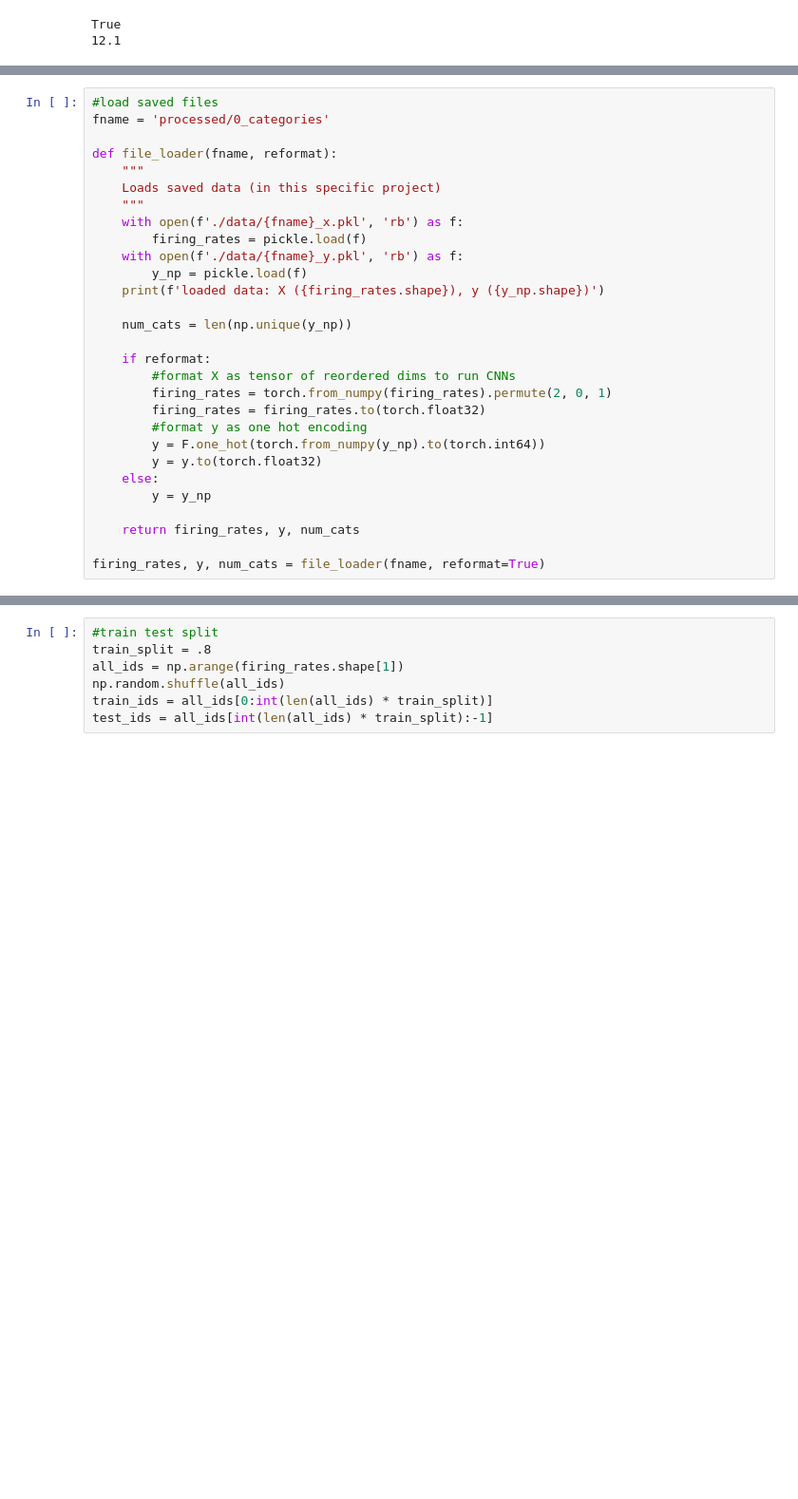
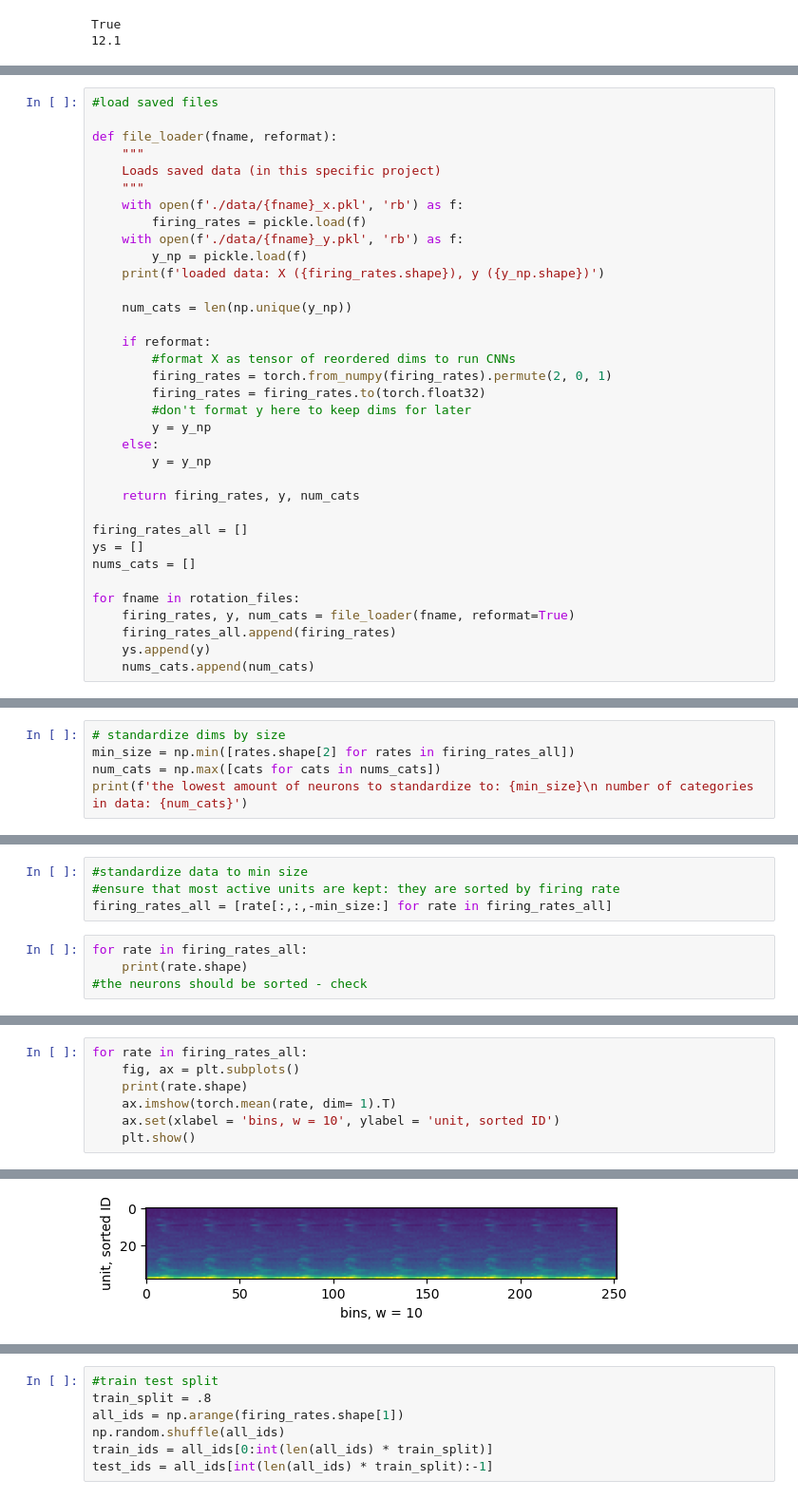
Before and after one commit to MartynasArba/NMA_DL_project, a Jupyter notebook: train_model_cnn_orientations.ipynb, the cells around one changed output, grey strips where cells are left out. Shown at 95% size. Saved outputs shown, nothing was run; the diff lists cells and outputs as text; blank space fills up the shorter version.

```diff
--- a/train_model_cnn_orientations.ipynb
+++ b/train_model_cnn_orientations.ipynb
@@ -22,6 +30,5 @@ True
 # %%
 #load saved files
-fname = 'processed/0_categories'
 
 def file_loader(fname, reformat):
     """
@@ -39,13 +46,20 @@ def file_loader(fname, reformat):
         #format X as tensor of reordered dims to run CNNs
         firing_rates = torch.from_numpy(firing_rates).permute(2, 0, 1)
         firing_rates = firing_rates.to(torch.float32)
-        #format y as one hot encoding
-        y = F.one_hot(torch.from_numpy(y_np).to(torch.int64))
-        y = y.to(torch.float32)
+        #don't format y here to keep dims for later
+        y = y_np
     else:
         y = y_np
 
     return firing_rates, y, num_cats
 
-firing_rates, y, num_cats = file_loader(fname, reformat=True)
+firing_rates_all = []
+ys = []
+nums_cats = []
+
+for fname in rotation_files:
+    firing_rates, y, num_cats = file_loader(fname, reformat=True)
+    firing_rates_all.append(firing_rates)
+    ys.append(y)
+    nums_cats.append(num_cats)
 # %% [output]
@@ -52,0 +81,5 @@ loaded data: X ((15595, 93, 252)), y ((15595,))
+# %%
+# standardize dims by size
+min_size = np.min([rates.shape[2] for rates in firing_rates_all])
+num_cats = np.max([cats for cats in nums_cats])
+print(f'the lowest amount of neurons to standardize to: {min_size}\n number of categories in data: {num_cats}')
@@ -52,0 +89,8 @@ loaded data: X ((15595, 93, 252)), y ((15595,))
+# %%
+#standardize data to min size
+#ensure that most active units are kept: they are sorted by firing rate
+firing_rates_all = [rate[:,:,-min_size:] for rate in firing_rates_all]
+# %%
+for rate in firing_rates_all:
+    print(rate.shape)
+#the neurons should be sorted - check
@@ -52,0 +108,8 @@ loaded data: X ((15595, 93, 252)), y ((15595,))
+# %%
+for rate in firing_rates_all:
+    fig, ax = plt.subplots()
+    print(rate.shape)
+    ax.imshow(torch.mean(rate, dim= 1).T)
+    ax.set(xlabel = 'bins, w = 10', ylabel = 'unit, sorted ID')
+    plt.show()
+# %% [output]
@@ -52,0 +117 @@ loaded data: X ((15595, 93, 252)), y ((15595,))
+[figure, added]
```
Also changed, not shown: parts of 16 cells of this notebook, 4 other files.
